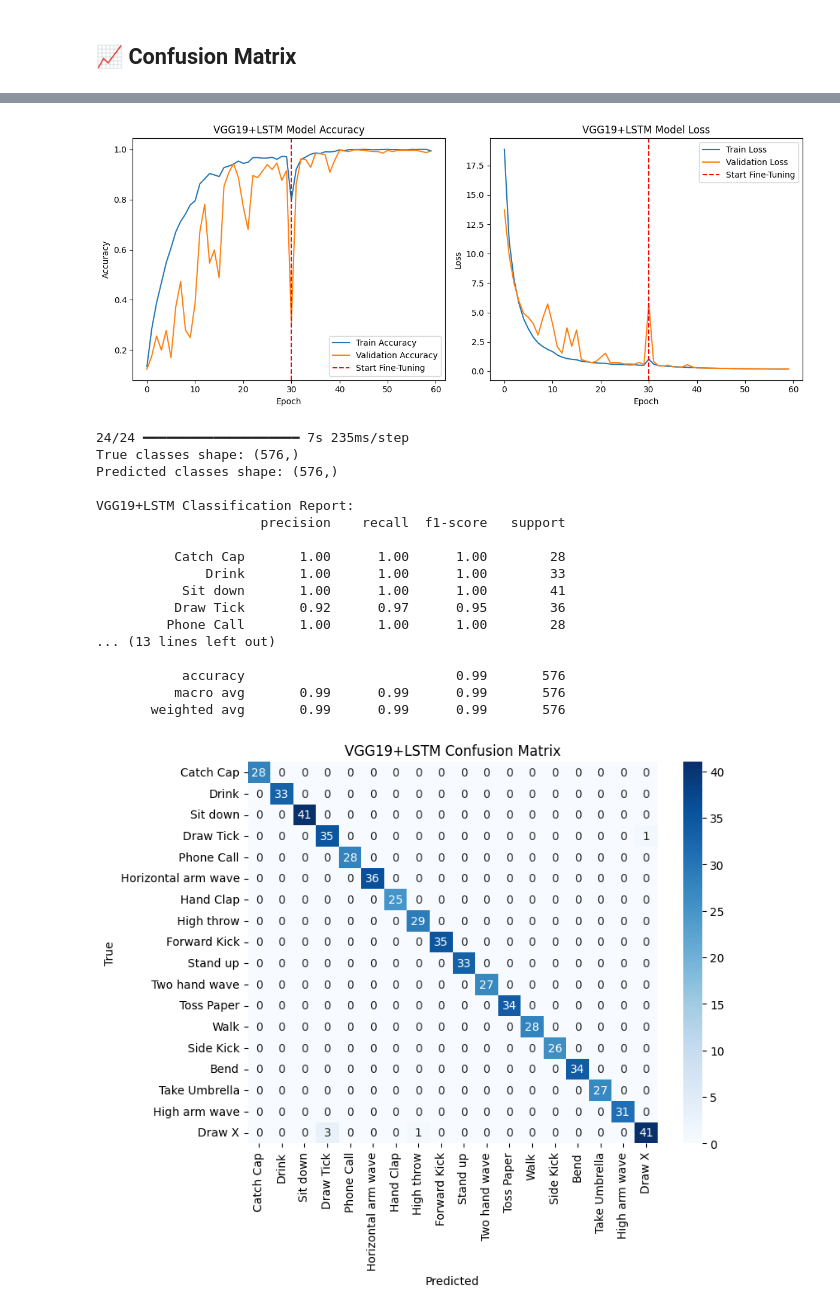
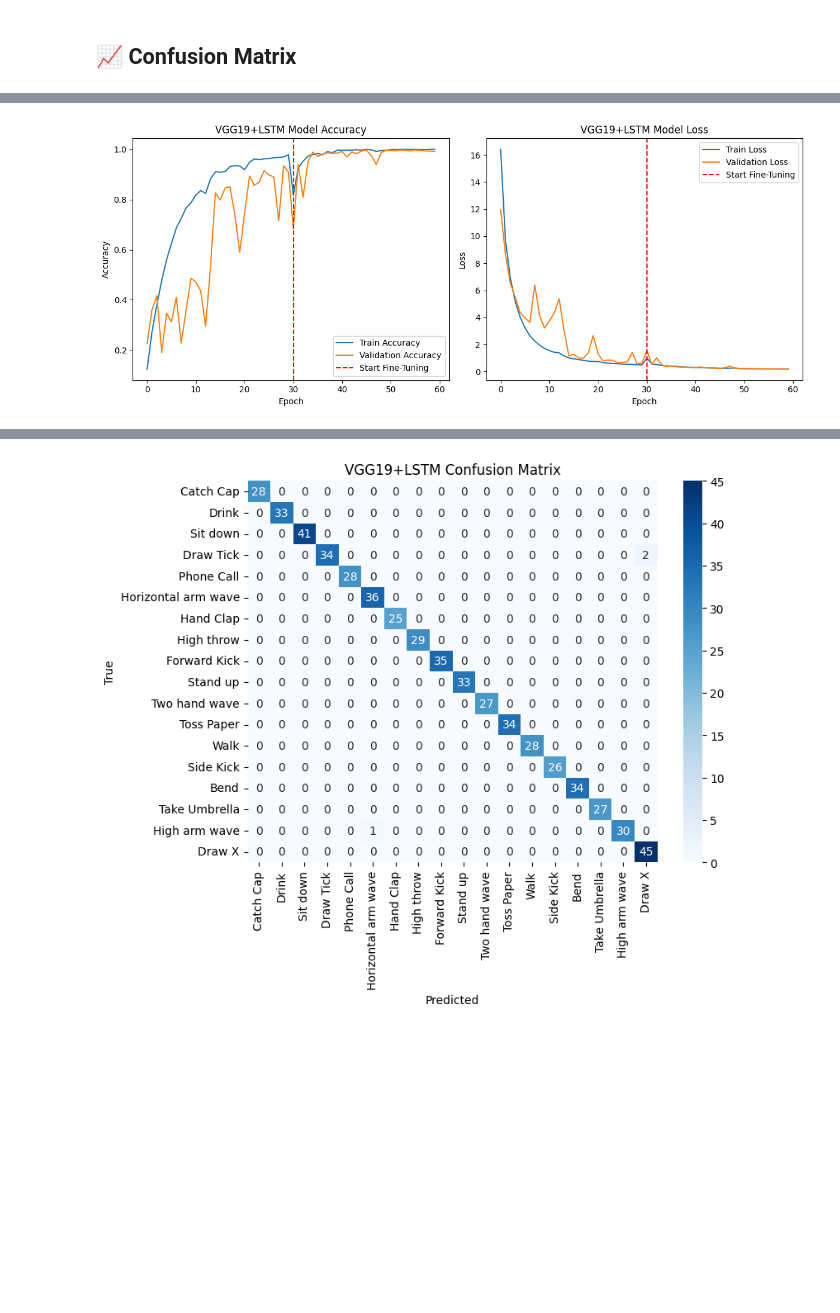
Before and after one commit to MdMofazzalHossain789/computer-vision-based-human-activity-recognition, a Jupyter notebook: final-vgg19-bi-lstm-with-summarization.ipynb, the cells around one changed output, grey strips where cells are left out. Saved outputs shown, nothing was run; the diff lists cells and outputs as text; code cells hidden in the pictures; blank space fills up the shorter version.

Commit message:
Kaggle Notebook | Final - VGG19+Bi-LSTM with Summarization | KARD - LSTM 256

```diff
--- a/final-vgg19-bi-lstm-with-summarization.ipynb
+++ b/final-vgg19-bi-lstm-with-summarization.ipynb
@@ -1208,7 +1208,7 @@ def create_vgg19_lstm_model(sequence_length, image_height, image_width, classes_
             # TimeDistributed GlobalAveragePooling2D
             TimeDistributed(GlobalAveragePooling2D(), name="time_distributed_pooling"),
             # LSTM layer with 512 units
-            Bidirectional(LSTM(512, activation="tanh", return_sequences=False, kernel_regularizer=l2(0.01), name="lstm_vgg19")),
+            Bidirectional(LSTM(256, activation="tanh", return_sequences=False, kernel_regularizer=l2(0.01), name="lstm_vgg19")),
             BatchNormalization(name="batch_normalization_vgg19"),
             # Dropout after LSTM
             Dropout(dropout_rate, name="dropout_lstm_vgg19"),
@@ -1487,0 +1505 @@ I0000 00:00:1752235533.694925      60 cuda_dnn.cc:529] Loaded cuDNN version 9030
+[figure, new version]
@@ -1505,22 +1523,4 @@ VGG19+LSTM Test Accuracy: 99.13%
-[figure, old version]
-24/24 ━━━━━━━━━━━━━━━━━━━━ 7s 235ms/step
-True classes shape: (576,)
-Predicted classes shape: (576,)
-
-VGG19+LSTM Classification Report:
-                     precision    recall  f1-score   support
-
-          Catch Cap       1.00      1.00      1.00        28
-              Drink       1.00      1.00      1.00        33
-           Sit down       1.00      1.00      1.00        41
-          Draw Tick       0.92      0.97      0.95        36
-         Phone Call       1.00      1.00      1.00        28
-... (13 lines left out)
-
-           accuracy                           0.99       576
-          macro avg       0.99      0.99      0.99       576
-       weighted avg       0.99      0.99      0.99       576
-[figure, old version]
+[figure, new version]
 # %%
 # previous code
 model_evaluation_history = vgg19_lstm_model.evaluate(features_test, labels_test)
```
Also changed, not shown: parts of 5 cells of this notebook.
